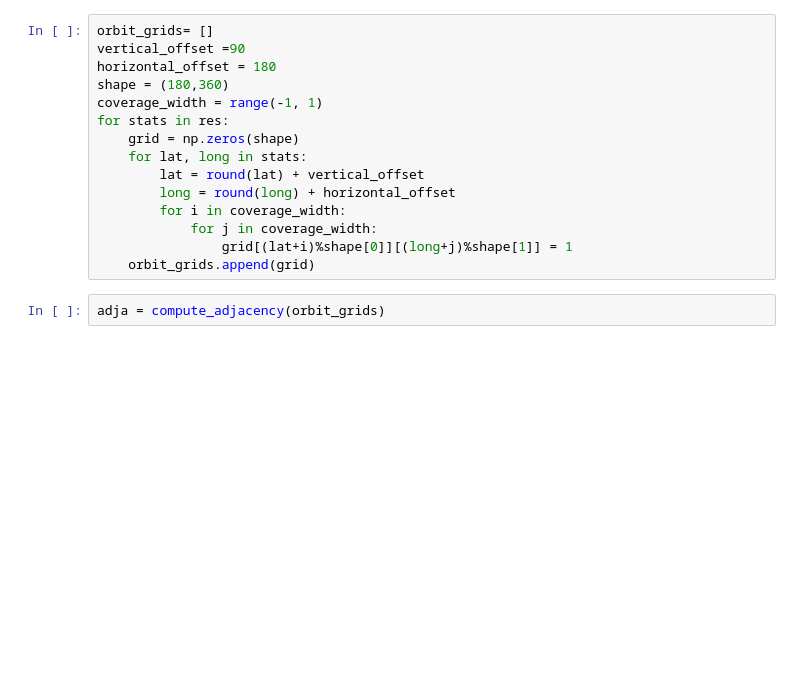
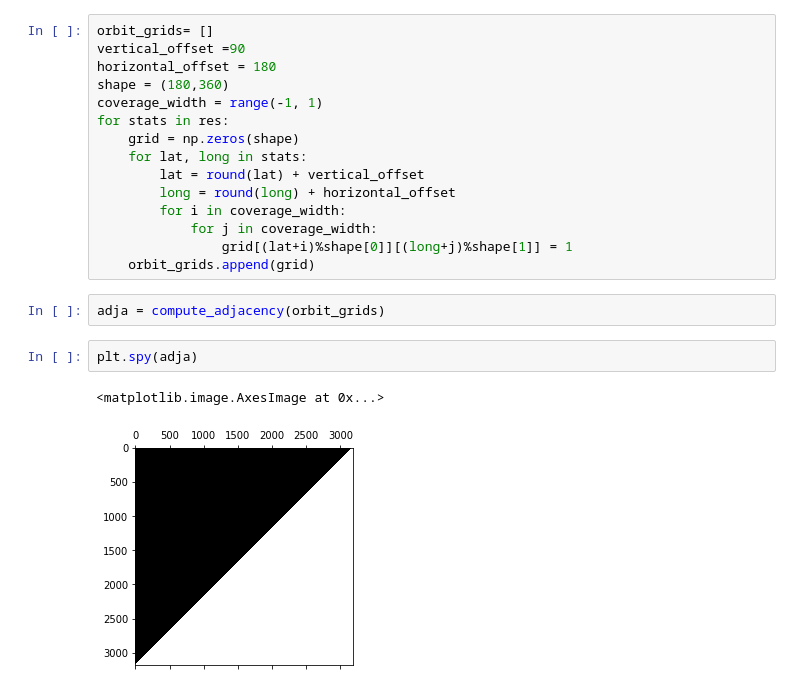
Before and after one commit to lggoch/NTDS_Sat, a Jupyter notebook: Project_Exploratory_Antoine.ipynb, the cells around one changed output. Drawn from its saved outputs; the diff is of its cells as text; blank space fills up the shorter version.

```diff
--- a/Project_Exploratory_Antoine.ipynb
+++ b/Project_Exploratory_Antoine.ipynb
@@ -202,3 +203,8 @@ for stats in res:
     orbit_grids.append(grid)
 # %%
 adja = compute_adjacency(orbit_grids)
+# %%
+plt.spy(adja)
+# %% [output]
+<matplotlib.image.AxesImage at 0x...>
+[figure, added]
```
Also changed, not shown: parts of 2 cells of this notebook.
